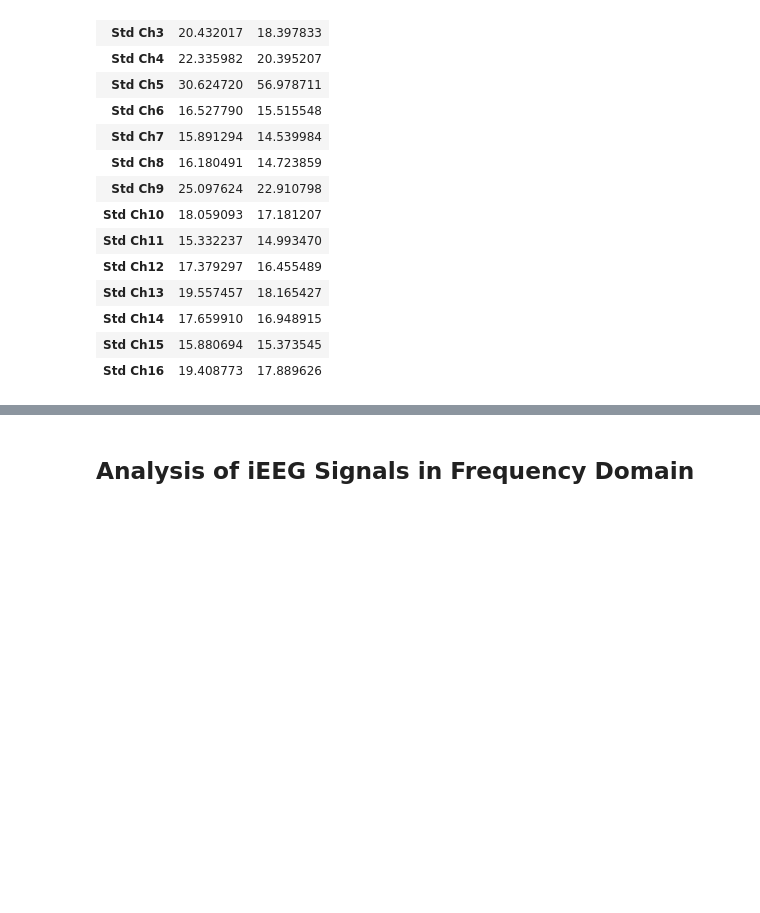
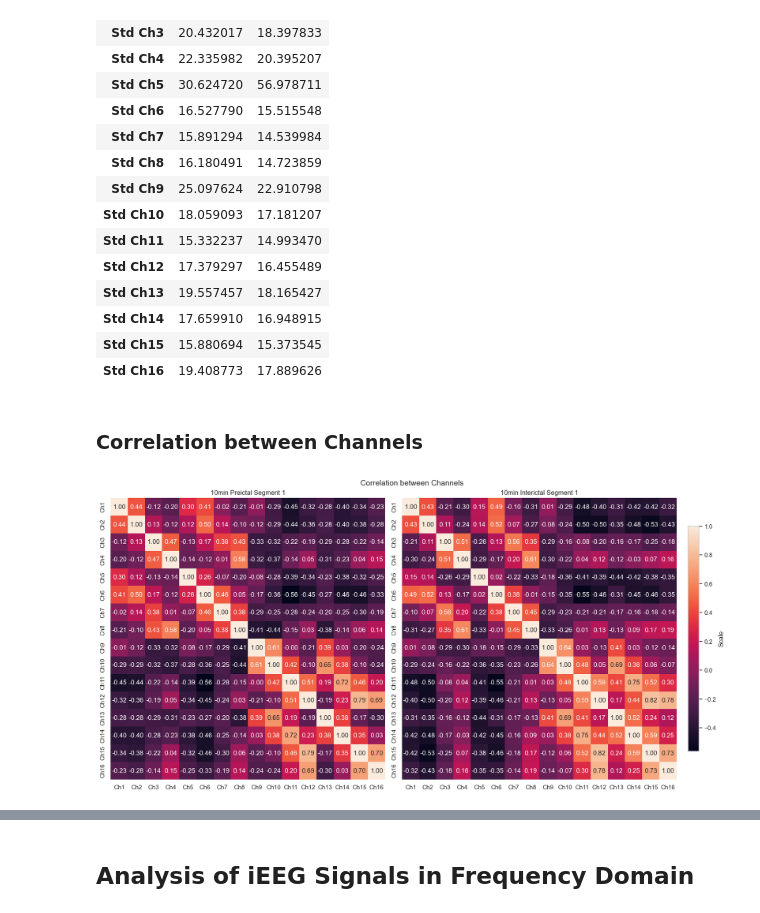
Before and after one commit to LucasVon0645/SeizureSen, a Jupyter notebook: notebooks/exploratory_data_analysis.ipynb, the cells around one changed output, grey strips where cells are left out. Saved outputs shown, nothing was run; the diff lists cells and outputs as text; code cells hidden in the pictures; blank space fills up the shorter version.

```diff
--- a/notebooks/exploratory_data_analysis.ipynb
+++ b/notebooks/exploratory_data_analysis.ipynb
@@ -377,3 +393,40 @@ display(HTML(html_content))
 | Std Ch14 | 17.659910 | 16.948915 |
 | Std Ch15 | 15.880694 | 15.373545 |
 | Std Ch16 | 19.408773 | 17.889626 |
+# %% [markdown]
+### Correlation between Channels
+# %%
+idx_seg_to_analyse_corr = 1
+
+preictal_training_seg = preictal_training[idx_seg_to_analyse_corr - 1]["eeg_data"]
+preictal_training_seg_df = pd.DataFrame(preictal_training_seg.T)
+preictal_channel_corr = preictal_training_seg_df.corr()
+
+interictal_training_seg = interictal_training[idx_seg_to_analyse_corr - 1]["eeg_data"]
+interictal_training_seg_df = pd.DataFrame(interictal_training_seg.T)
+interictal_channel_corr = interictal_training_seg_df.corr()
+# %%
+fig, axes = plt.subplots(nrows=1, ncols=2, figsize=(16, 8), constrained_layout=True)
+
+fig.suptitle(f"Correlation between Channels", fontsize=14)
+
+num_channels = len(preictal_channel_corr.columns)
+channel_names = [f"Ch{idx + 1}" for idx in range(num_channels)]
+
+# Find the min and max values across both datasets
+vmin = min(preictal_channel_corr.values.min(), interictal_channel_corr.values.min())
+vmax = max(preictal_channel_corr.values.max(), interictal_channel_corr.values.max())
+
+sns.heatmap(preictal_channel_corr, ax=axes[0], vmin=vmin, vmax=vmax, cbar=False, annot=True, xticklabels=channel_names, yticklabels=channel_names, fmt=".2f")
+sns.heatmap(interictal_channel_corr, ax=axes[1], vmin=vmin, vmax=vmax, annot=True, cbar=False, xticklabels=channel_names, yticklabels=channel_names, fmt=".2f")
+
+# Add a single color bar to the side
+cbar = fig.colorbar(axes[0].collections[0], ax=axes, orientation="vertical", shrink=0.8, pad=0.02)
+cbar.set_label("Scale")
+
+axes[0].set_title(f"10min Preictal Segment {idx_seg_to_analyse_corr}")
+axes[1].set_title(f"10min Interictal Segment {idx_seg_to_analyse_corr}")
+
+plt.show()
+# %% [output]
+[figure, added]
```
Also changed, not shown: parts of 15 cells of this notebook.
